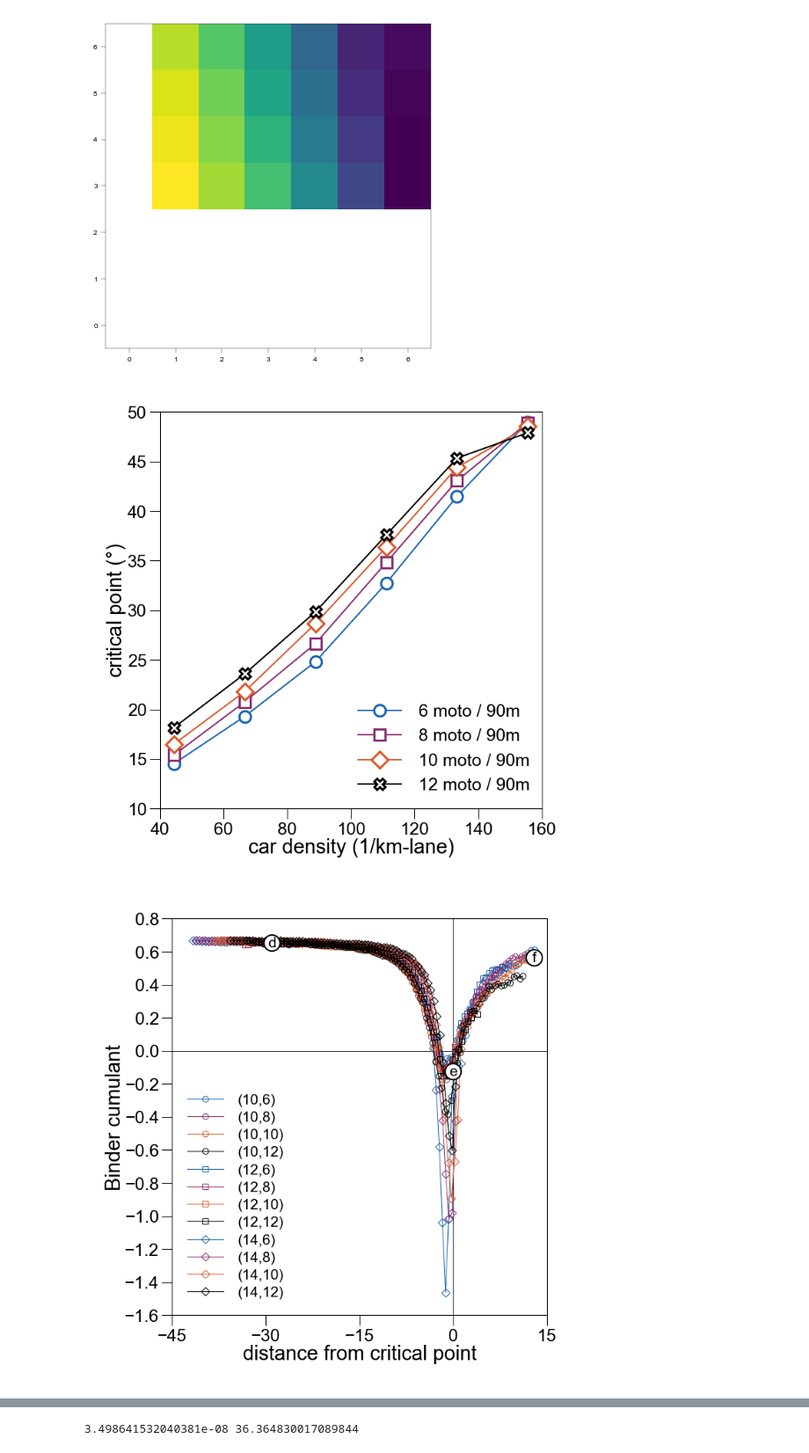
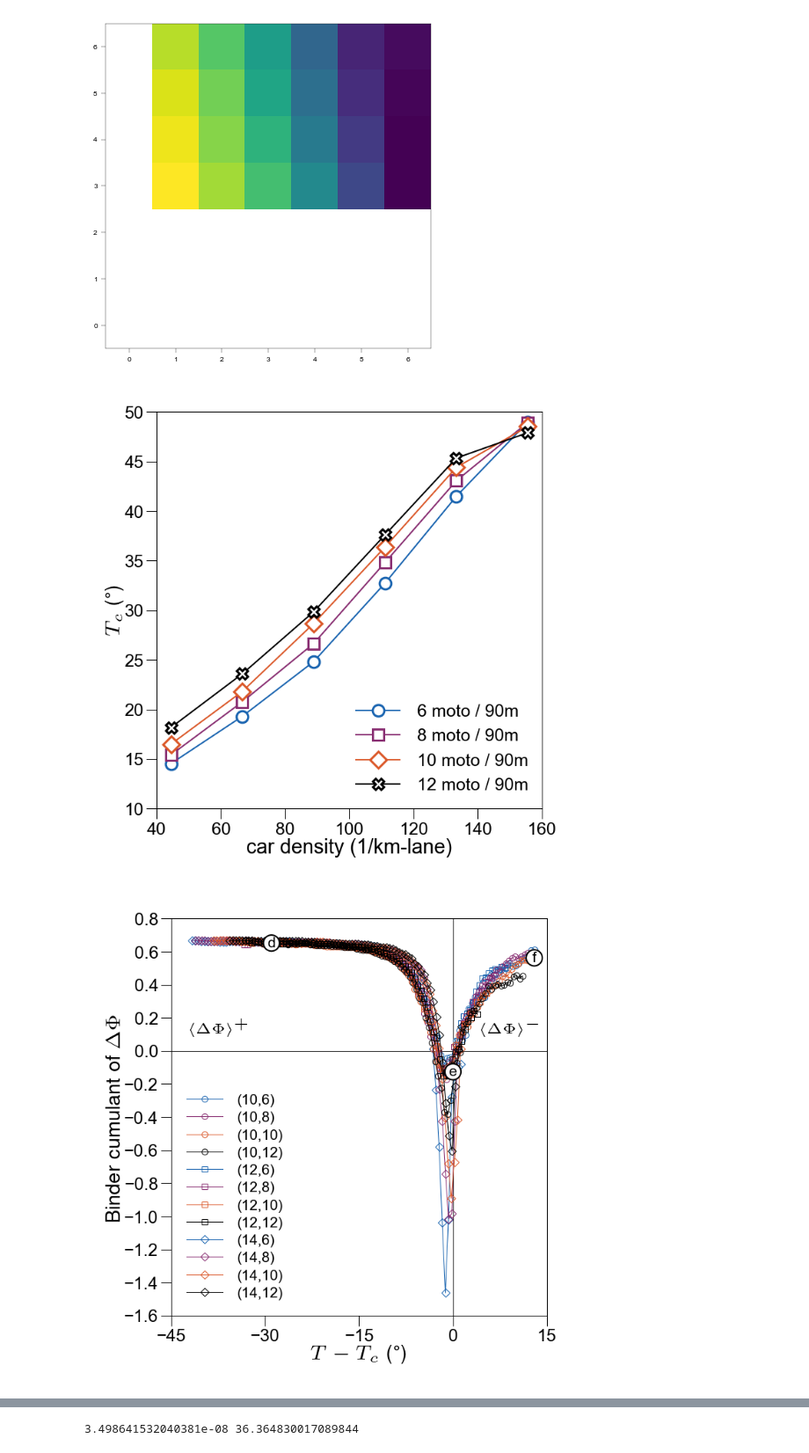
Before and after one commit to EPFL-ENAC/LUTS-pneuma-simulator, a Jupyter notebook: notebooks/figures.ipynb, the cells around one changed output, grey strips where cells are left out. Shown at 88% size. Drawn from its saved outputs; the diff is of its cells as text; code cells hidden in the pictures.

```diff
--- a/notebooks/figures.ipynb
+++ b/notebooks/figures.ipynb
@@ -513,7 +513,8 @@ for i in range(4):
         mew=".75",
         label=f"{2*(i+3)} moto / 90m",
     )
-ax.set_ylabel("critical point ($\\degree$)", labelpad=0)
+# ax.set_ylabel("critical point ($\\degree$)", labelpad=0)
+ax.set_ylabel("$T_c$ ($\\degree$)", labelpad=0, usetex=True)
 ax.set_xlabel("car density (1/km-lane)", labelpad=0)
 ax.legend(
     loc=[0.5, 0.02],
@@ -532,7 +533,7 @@ ax.tick_params(axis="y", pad=1)
 fig.tight_layout(pad=0)
 plt.savefig("./output/figures/criticality.pdf", format="pdf", transparent=True)
 # %% [output]
-[figure, old version]
+[figure, new version]
 # %%
 def draw_law(x, y, r_value, save=False):
     fig, ax = plt.subplots(figsize=(4 * params.cm, 4 * params.cm), dpi=150)
@@ -693,38 +694,57 @@ for permutation in permutations:
             lw=0.25,
             ms=2,
             mfc="None",
             mew=".25",
             c=c,
             zorder=zorder,
             clip_on=False,
             label=f"({n_cars},{n_moto})",
         )
+ax.text(
+    0.05,
+    0.75,
+    "$\\langle \\Delta \\Phi \\rangle^+$",
+    ha="left",
+    va="top",
+    fontsize=5,
+    transform=ax.transAxes,
+    usetex=True,
+)
+ax.text(
+    0.825,
+    0.75,
+    "$\\langle \\Delta \\Phi \\rangle^-$",
+    ha="left",
+    va="top",
+    fontsize=5,
+    transform=ax.transAxes,
+    usetex=True,
+)
 ax.axvline(0, c="k", lw=lw, zorder=1)
 ax.axhline(0, c="k", lw=lw, zorder=1)
 legend = ax.legend(
     loc=[0.025, 0.025],
     frameon=True,
     handletextpad=1,
     labelspacing=0.3,
     handlelength=2.5,
     fontsize=5,
 )
 frame = legend.get_frame()
 frame.set_color("None")
-frame.set_fc("white")
-frame.set_alpha(1)
-ax.set_xlabel("distance from critical point", labelpad=0)
-ax.set_ylabel("Binder cumulant", labelpad=0)
+# ax.set_xlabel("distance from critical point", labelpad=0)
+ax.set_xlabel("$T-T_c$ ($\\degree$)", labelpad=0, usetex=True)
+ax.set_ylabel("Binder cumulant of $\Delta \Phi$", labelpad=0, usetex=True)
 ax.set_xlim(-45, 15)
 ax.set_xticks(arange(-45, 30, 15))
 ax.set_ylim(-0.5, 0.8)
 ax.set_yticks(arange(-1.6, 0.9, 0.2))
 ax.tick_params(axis="x", pad=1)
 ax.tick_params(axis="y", pad=1)
 fig.tight_layout(pad=0)
 plt.savefig(f"./output/figures/phase-transition.pdf", format="pdf", transparent=True)
 # %% [output]
-[figure, old version]
+[figure, new version]
 # %%
 fig, ax = plt.subplots(figsize=(5.5 * params.cm, 5.5 * params.cm), dpi=150)
 ms = 2
```
Also changed, not shown: parts of 2 cells of this notebook, 1 other file.
